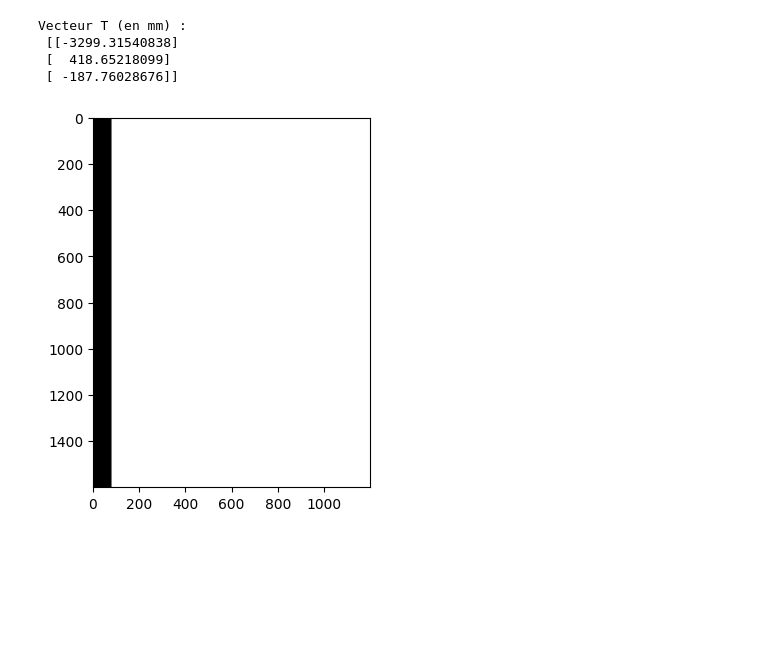
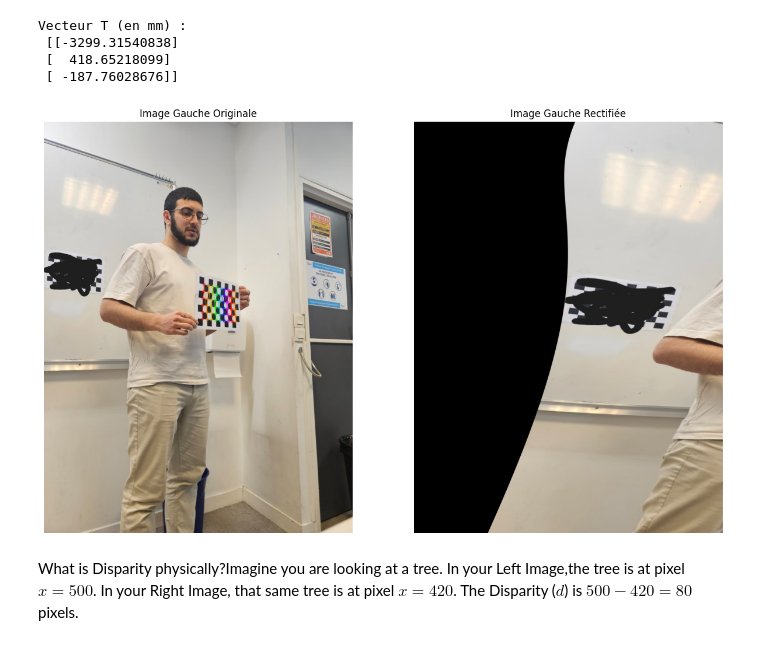
Before and after one commit to Are-had/Vehicule-Embeded-Obstacle-Detection, a Jupyter notebook: calibration/camera_calibration.ipynb, the cells around one changed output. Cells and saved outputs as stored; diff of their text form; code cells hidden in the pictures; blank space fills up the shorter version.

```diff
--- a/calibration/camera_calibration.ipynb
+++ b/calibration/camera_calibration.ipynb
@@ -175,9 +175,14 @@ def calibrate_camera(images_path) :
     prev_img_shape = None
 
     # Extracting path of individual image stored in a given directory
-    images = glob.glob(images_path)
+    # Support both .jpg and .jpeg files
+    jpg_images = glob.glob(os.path.join(images_path, '*.jpg'))
+    jpeg_images = glob.glob(os.path.join(images_path, '*.jpeg'))
+    images = jpg_images + jpeg_images
+
     if not images:
         print("No images found in the specified directory.")
+        return None, None, None, None, None
 
 
     for i,fname in enumerate(images):
@@ -213,7 +218,7 @@ def calibrate_camera(images_path) :
 # %%
 # my camera !
 
-ret_1, mtx_1, dist_1, rvecs_1, tvecs_1 = calibrate_camera('image/images_calibrationV2/*.jpg')
+ret_1, mtx_1, dist_1, rvecs_1, tvecs_1 = calibrate_camera('image/images_calibrationV2/')
 
 print("\n--- SYNTAX TEST SUCCESSFUL! ---")
 print("Camera Matrix (Intrinsic):\n", mtx_1)
@@ -241,7 +230,7 @@ Translation Vector (for this one image):
 # %%
 # lounes camera :
 
-ret_2 , mtx_2, dist_2, rvecs_2, tvecs_2 = calibrate_camera('image/images_calibrationV1/*.jpeg')
+ret_2 , mtx_2, dist_2, rvecs_2, tvecs_2 = calibrate_camera('image/images_calibrationV1/')
 
 print("\n--- SYNTAX TEST SUCCESSFUL! ---")
 print("Camera Matrix (Intrinsic):\n", mtx_2)
@@ -391,10 +388,25 @@ map1x, map1y = cv2.initUndistortRectifyMap(mtx_1, dist_1, R1, P1, (width, height
 map2x, map2y = cv2.initUndistortRectifyMap(mtx_2, dist_2, R2, P2, (width, height), cv2.CV_32FC1)
 # %%
 # On prend tes images de base
-img_gauche = c1_images[0]
-img_droite = c2_images[0]
+img_gauche = c1_images[4]
+img_droite = c2_images[4]
 
 # On crée les fameuses images rectifiées
 imgL_rectified = cv2.remap(img_gauche, map1x, map1y, cv2.INTER_LINEAR)
 imgR_rectified = cv2.remap(img_droite, map2x, map2y, cv2.INTER_LINEAR)
+
+
+# Affichage des images avant et après rectification
+plt.figure(figsize=(15, 10))
+plt.subplot(1, 2, 1)
+plt.imshow(cv2.cvtColor(img_gauche, cv2.COLOR_BGR2RGB))
+plt.title("Image Gauche Originale")
+plt.axis('off')
+plt.subplot(1, 2, 2)
+plt.imshow(cv2.cvtColor(imgL_rectified, cv2.COLOR_BGR2RGB))
+plt.title("Image Gauche Rectifiée")
+plt.axis('off')
+plt.show()
+# %% [output]
+[figure, added]
 # %%
@@ -406,9 +420,10 @@ stereo = cv2.StereoSGBM_create(
     P2=32 * 3 * 5**2
 )
 disparity = stereo.compute(imgL_rectified, imgR_rectified).astype(np.float32) / 16.0
-# %%
-import matplotlib.pyplot as plt
-plt.imshow(disparity, 'gray')
-plt.show()
-# %% [output]
-[figure, removed]
+# %% [markdown]
+
+
+What is Disparity physically?Imagine you are looking at a tree.
+In your Left Image,the tree is at pixel $x = 500$.
+In your Right Image, that same tree is at pixel $x = 420$.
+The Disparity ($d$) is $500 - 420 = 80$ pixels.
```
Also changed, not shown: parts of 3 cells of this notebook, 4 other files.
